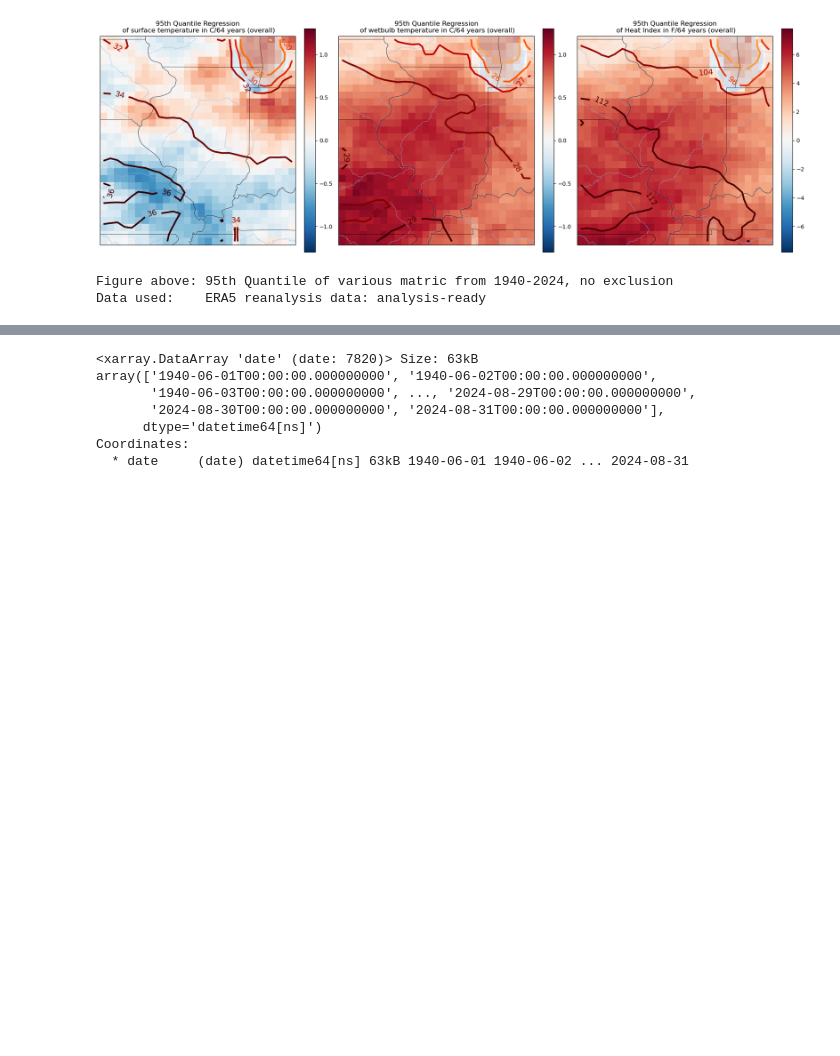
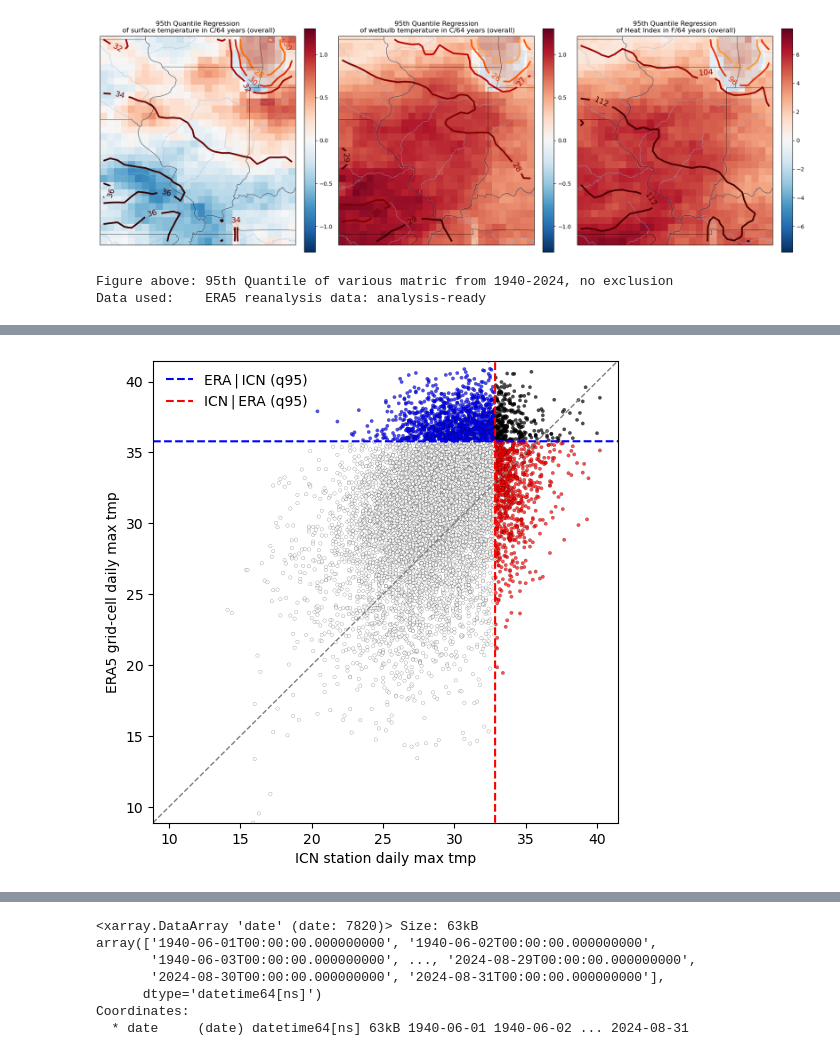
Before and after one commit to KChoodam/cdds-heat-metrics, a Jupyter notebook: ERA5_analysis.ipynb, the cells around one changed output, grey strips where cells are left out. Cells and saved outputs as stored; diff of their text form; code cells hidden in the pictures; blank space fills up the shorter version.

```diff
--- a/ERA5_analysis.ipynb
+++ b/ERA5_analysis.ipynb
@@ -285,7 +307,7 @@ for q_ind, quantile in enumerate(quantiles):
 
     ax1.scatter(icn_t2m_qr.lon, icn_t2m_qr.lat,
                 c=icn_t2m_slope, cmap='RdBu_r',
-                edgecolor='k', s=80,
+                edgecolor='k', s=200,
                 transform=ccrs.PlateCarree(), zorder=20,
                 vmin=s_min, vmax=s_max)
 
@@ -300,7 +322,7 @@ for q_ind, quantile in enumerate(quantiles):
 
     ax2.scatter(icn_wb_qr.lon, icn_wb_qr.lat,
                 c=icn_wb_slope, cmap='RdBu_r',
-                edgecolor='k', s=80,
+                edgecolor='k', s=200,
                 transform=ccrs.PlateCarree(), zorder=20,
                 vmin=s_min, vmax=s_max)
 
@@ -315,7 +337,7 @@ for q_ind, quantile in enumerate(quantiles):
 
     ax3.scatter(icn_hi_qr.lon, icn_hi_qr.lat,
                 c=icn_hi_slope, cmap='RdBu_r',
-                edgecolor='k', s=80,
+                edgecolor='k', s=200,
                 transform=ccrs.PlateCarree(), zorder=20,
                 vmin=s_min*4, vmax=s_max*4)
 
@@ -349,0 +388,88 @@ Data used:    ERA5 reanalysis data: analysis-ready
+# %%
+icn_ds = xr.open_dataset('ICN/ICN_heat_metrics_1989-2024_2025-04-17_daily_max.nc')
+
+def assign_coordinates(ds):
+    station_locs = {
+        'Champaign':   (40.085571, -88.240141),
+        'Springfield': (39.721302, -89.613882),
+        'Carbondale':  (37.699711, -89.244105),
+    }
+
+    stations = ds.station.values
+
+    lats = [station_locs[name][0] for name in stations]
+    lons = [station_locs[name][1] for name in stations]
+
+    ds = ds.assign_coords({
+        'lat': ('station', lats),
+        'lon': ('station', lons),
+    })
+
+    return ds;
+
+icn_ds = assign_coordinates(icn_ds)
+
+era5_ds = daily_ds.sel(date=(slice('1989-01-01', '2024-12-31')))
+
+era_at_stations = era5_ds.sel(
+    lat=icn_ds['lat'],
+    lon=icn_ds['lon'],
+    method='nearest'
+)
+
+x = icn_ds['t2m'].stack(points=('station', 'date')).values
+y = era_at_stations['t2m'].stack(points=('station', 'date')).values
+
+# keep only pairs where both numbers are finite
+mask = np.isfinite(x) & np.isfinite(y)
+x_clean, y_clean = x[mask], y[mask]
+
+def quantile_regression(y, X, quantile):
+    y = y.fillna(y.mean())
+    qr = QuantileRegressor(quantile=quantile, alpha=0)
+    qr.fit(X, y)
+    return np.array([qr.coef_[0], qr.intercept_])
+
+era_da = era_at_stations.t2m.stack(points=('station', 'date'))
+icn_da = icn_ds['t2m'].stack(points=('station', 'date'))
+
+X = era_da.date.values[:, np.newaxis].astype('datetime64[D]').astype('int64')
+
+m1, b1 = quantile_regression(era_da,X,0.95)
+ax.axline((0, b1), slope=m1, linestyle='--')
+
+m2, b2 = quantile_regression(icn_da,X,0.95)
+# flip the axis
+m2_f   = 1.0 / m2
+b2_f = -b2 / m2
+ax.axline((0, b2_f), slope=m2_f,
+          color='orange', linestyle='--',
+          label='ICN | ERA (q=0.95)')
+
+above_era = y_clean > (m1 * x_clean + b1)
+above_icn = x_clean > (m2 * y_clean + b2)
+
+color = np.where( above_era &  above_icn, 'black',
+          np.where( above_era & ~above_icn, 'blue',
+          np.where(~above_era &  above_icn, 'red',   'white')))
+
+fig, ax = plt.subplots(figsize=(6, 6))
+ax.scatter(x_clean, y_clean, s=6, c=color, edgecolors='k', linewidths=0.15, alpha=0.7)
+
+# 1 : 1 reference
+ax.axline((0, 0), slope=1, color='grey', linestyle='--', linewidth=1)
+
+# Quantile‐regression lines
+ax.axline((0, b1), slope=m1, linestyle='--', color='blue',  label='ERA | ICN (q95)')
+ax.axline((0, intercept_y), slope=slope_rot, linestyle='--', color='red',   label='ICN | ERA (q95)')
+
+lims = [min(x_clean.min(), y_clean.min()),
+        max(x_clean.max(), y_clean.max())]
+ax.set_xlim(lims);  ax.set_ylim(lims)
+
+ax.set_xlabel('ICN station daily max tmp')
+ax.set_ylabel('ERA5 grid‑cell daily max tmp')
+ax.legend(frameon=False, loc='upper left')
+plt.show()
+# %% [output]
+[figure, added]
```
Also changed, not shown: parts of 11 cells of this notebook, 4 other files.
